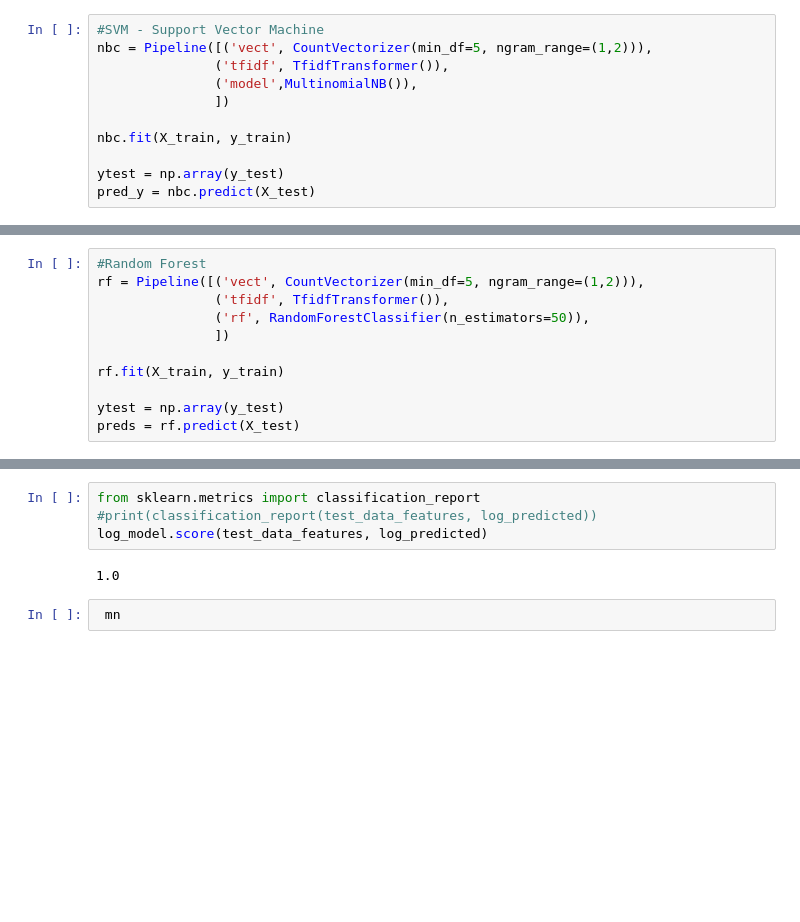
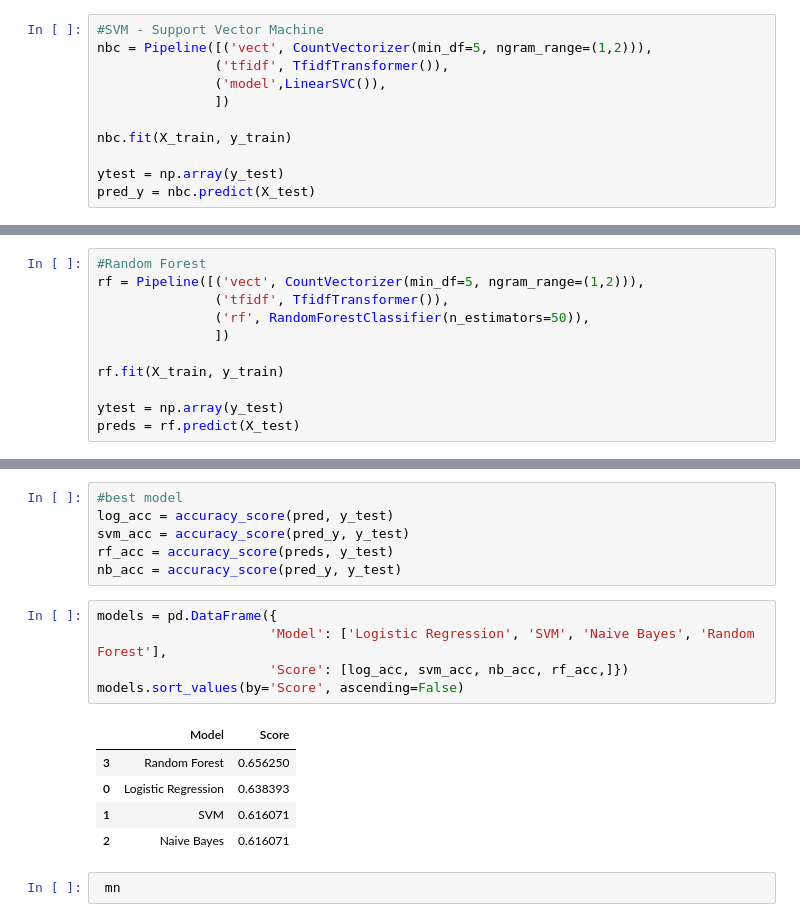
Before and after one commit to ELALAY/NLP-Music-Classification, a Jupyter notebook: Music Genres Lyrics Classification.ipynb, the cells around one changed output, grey strips where cells are left out. Drawn from its saved outputs; the diff is of its cells as text; blank space fills up the shorter version.

```diff
--- a/Music Genres Lyrics Classification.ipynb
+++ b/Music Genres Lyrics Classification.ipynb
@@ -273,7 +270,7 @@ NB_model.score()
 #SVM - Support Vector Machine
 nbc = Pipeline([('vect', CountVectorizer(min_df=5, ngram_range=(1,2))),
                ('tfidf', TfidfTransformer()),
-               ('model',MultinomialNB()),
+               ('model',LinearSVC()),
                ])
 
 nbc.fit(X_train, y_train)
@@ -328,8 +325,19 @@ weighted avg       0.67      0.66      0.55       224
 # %%
-from sklearn.metrics import classification_report
-#print(classification_report(test_data_features, log_predicted))
-log_model.score(test_data_features, log_predicted)
+#best model
+log_acc = accuracy_score(pred, y_test)
+svm_acc = accuracy_score(pred_y, y_test)
+rf_acc = accuracy_score(preds, y_test)
+nb_acc = accuracy_score(pred_y, y_test)
-# %% [output]
-1.0
+# %%
+models = pd.DataFrame({
+                      'Model': ['Logistic Regression', 'SVM', 'Naive Bayes', 'Random Forest'],
+                      'Score': [log_acc, svm_acc, nb_acc, rf_acc,]})
+models.sort_values(by='Score', ascending=False)
+# %% [output]
+|  | Model | Score |
+| 3 | Random Forest | 0.656250 |
+| 0 | Logistic Regression | 0.638393 |
+| 1 | SVM | 0.616071 |
+| 2 | Naive Bayes | 0.616071 |
 # %%
  mn
```
Also changed, not shown: parts of 31 cells of this notebook.
